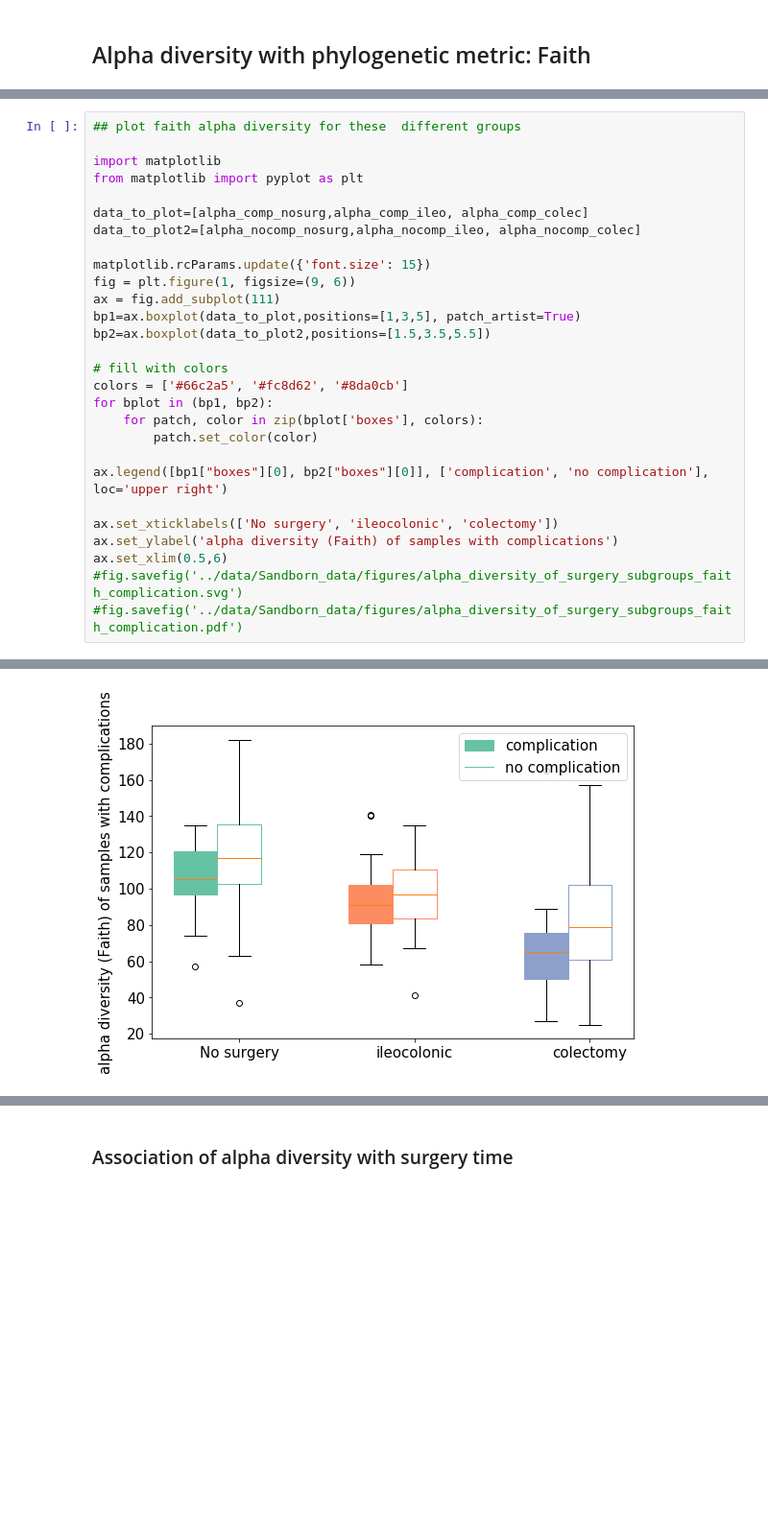
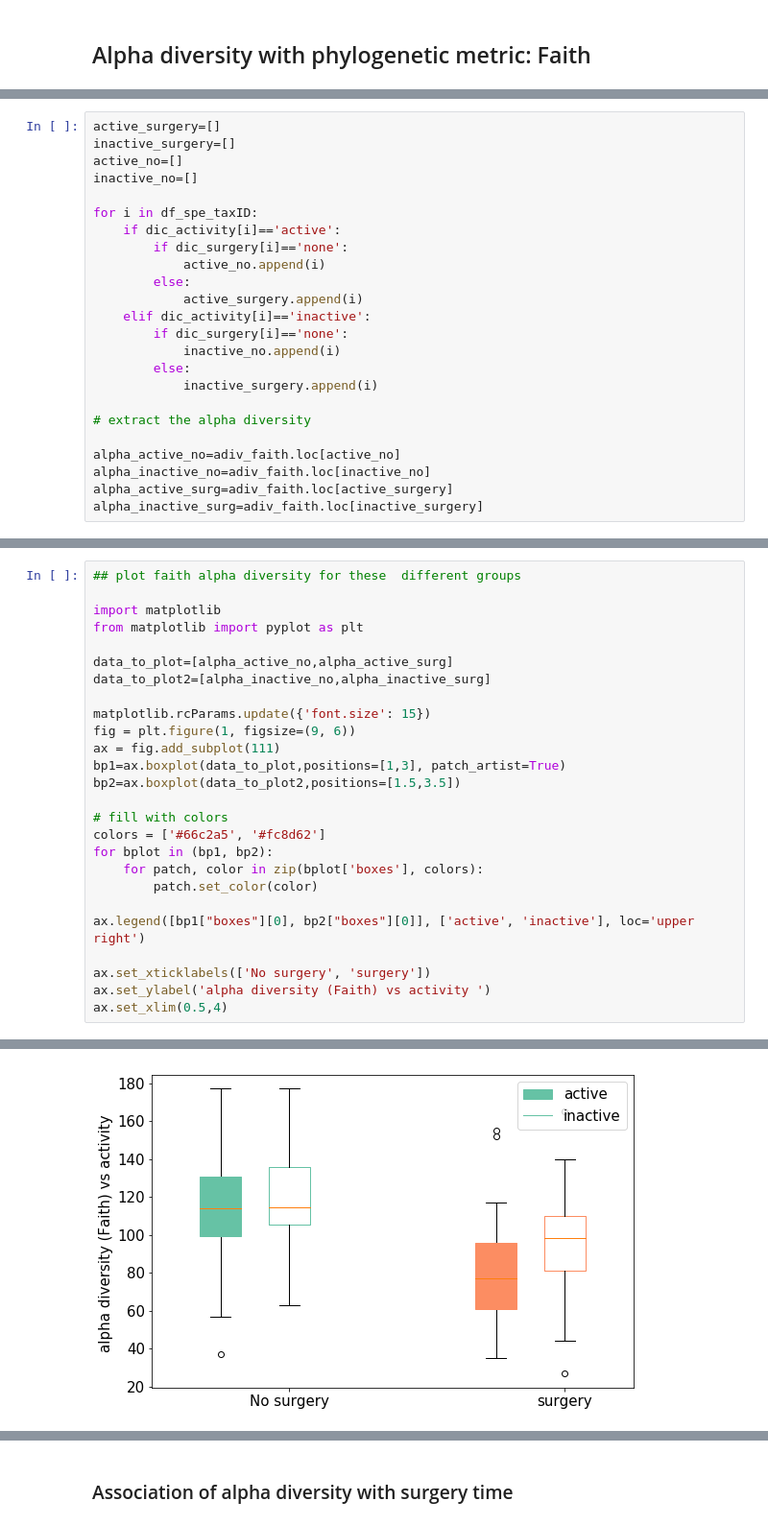
Before and after one commit to knightlab-analyses/ibd-surgery, a Jupyter notebook: notebooks_metagenomics/2.2 Biobank_Alpha_Diversity -python3.ipynb, the cells around one changed output, grey strips where cells are left out. Shown at 96% size. Cells and saved outputs as stored; diff of their text form; blank space fills up the shorter version.

```diff
--- a/notebooks_metagenomics/2.2 Biobank_Alpha_Diversity -python3.ipynb
+++ b/notebooks_metagenomics/2.2 Biobank_Alpha_Diversity -python3.ipynb
@@ -214,0 +216,24 @@ Mean alpha diversity of colectomy samples with complications(Faith):
+# %%
+active_surgery=[]
+inactive_surgery=[]
+active_no=[]
+inactive_no=[]
+
+for i in df_spe_taxID:
+    if dic_activity[i]=='active':
+        if dic_surgery[i]=='none':
+            active_no.append(i)
+        else:
+            active_surgery.append(i)
+    elif dic_activity[i]=='inactive':
+        if dic_surgery[i]=='none':
+            inactive_no.append(i)
+        else:
+            inactive_surgery.append(i)
+
+# extract the alpha diversity
+
+alpha_active_no=adiv_faith.loc[active_no]
+alpha_inactive_no=adiv_faith.loc[inactive_no]
+alpha_active_surg=adiv_faith.loc[active_surgery]
+alpha_inactive_surg=adiv_faith.loc[inactive_surgery]
@@ -218,26 +249,24 @@ Mean alpha diversity of colectomy samples with complications(Faith):
 import matplotlib
 from matplotlib import pyplot as plt
 
-data_to_plot=[alpha_comp_nosurg,alpha_comp_ileo, alpha_comp_colec]
-data_to_plot2=[alpha_nocomp_nosurg,alpha_nocomp_ileo, alpha_nocomp_colec]
+data_to_plot=[alpha_active_no,alpha_active_surg]
+data_to_plot2=[alpha_inactive_no,alpha_inactive_surg]
 
 matplotlib.rcParams.update({'font.size': 15})
 fig = plt.figure(1, figsize=(9, 6))
 ax = fig.add_subplot(111)
-bp1=ax.boxplot(data_to_plot,positions=[1,3,5], patch_artist=True)
-bp2=ax.boxplot(data_to_plot2,positions=[1.5,3.5,5.5])
+bp1=ax.boxplot(data_to_plot,positions=[1,3], patch_artist=True)
+bp2=ax.boxplot(data_to_plot2,positions=[1.5,3.5])
 
 # fill with colors
-colors = ['#66c2a5', '#fc8d62', '#8da0cb']
+colors = ['#66c2a5', '#fc8d62']
 for bplot in (bp1, bp2):
     for patch, color in zip(bplot['boxes'], colors):
         patch.set_color(color)
 
-ax.legend([bp1["boxes"][0], bp2["boxes"][0]], ['complication', 'no complication'], loc='upper right')
+ax.legend([bp1["boxes"][0], bp2["boxes"][0]], ['active', 'inactive'], loc='upper right')
 
-ax.set_xticklabels(['No surgery', 'ileocolonic', 'colectomy'])
-ax.set_ylabel('alpha diversity (Faith) of samples with complications')
-ax.set_xlim(0.5,6)
-#fig.savefig('../data/Sandborn_data/figures/alpha_diversity_of_surgery_subgroups_faith_complication.svg')
-#fig.savefig('../data/Sandborn_data/figures/alpha_diversity_of_surgery_subgroups_faith_complication.pdf')
+ax.set_xticklabels(['No surgery', 'surgery'])
+ax.set_ylabel('alpha diversity (Faith) vs activity ')
+ax.set_xlim(0.5,4)
 # %% [output]
@@ -245 +274 @@ ax.set_xlim(0.5,6)
-[figure, old version]
+[figure, new version]
```
Also changed, not shown: parts of 34 cells of this notebook, 6 other files.
